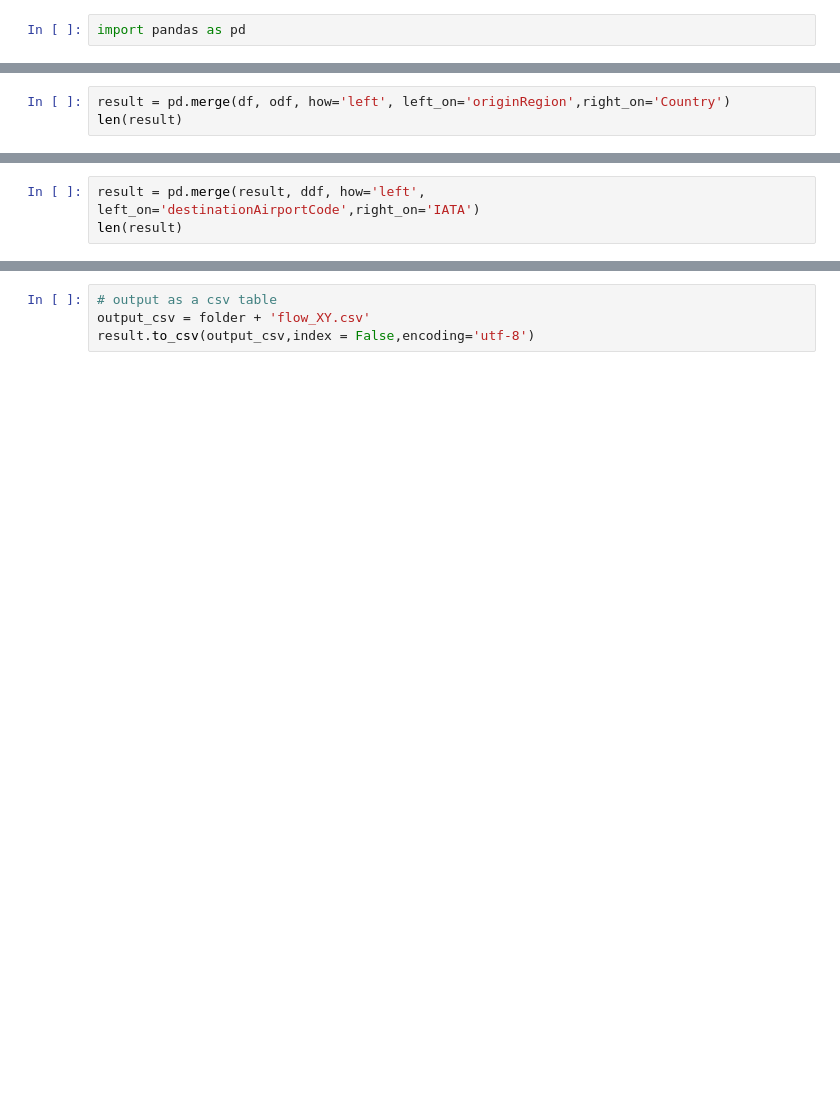
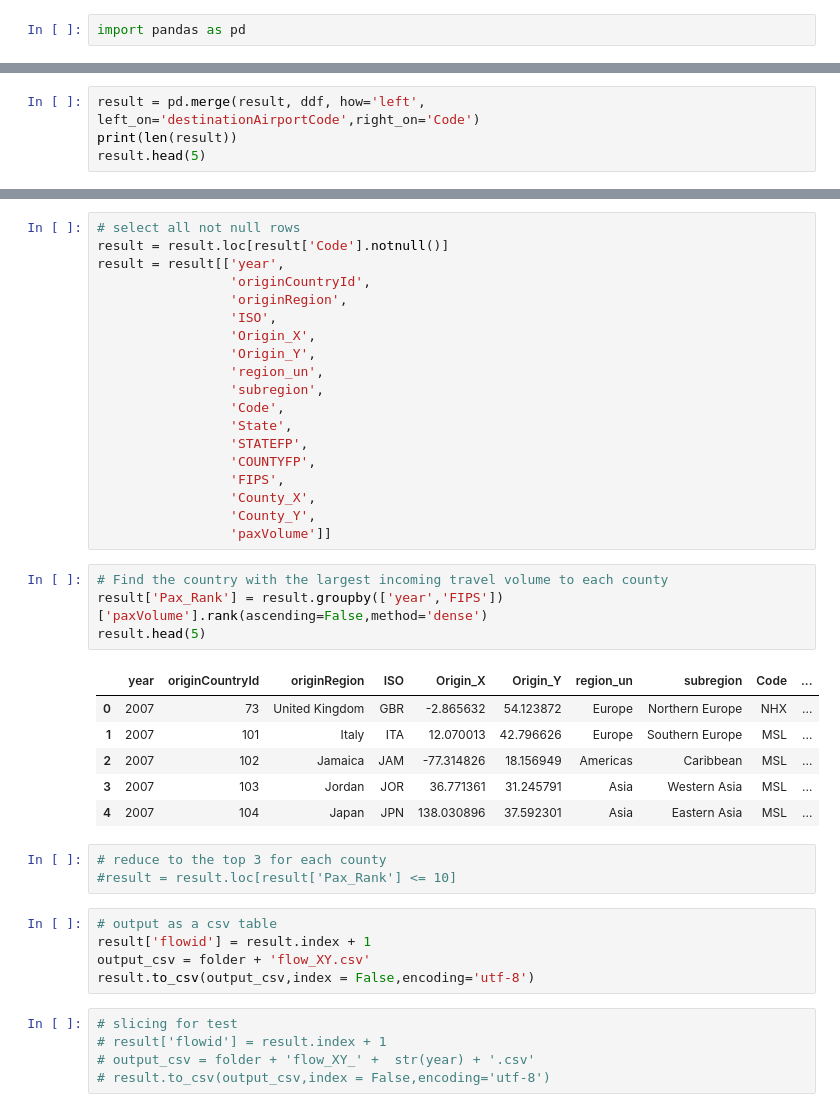
Before and after one commit to enshengdong/measles, a Jupyter notebook: IATA.ipynb, the cells around one changed output, grey strips where cells are left out. Saved outputs shown, nothing was run; the diff lists cells and outputs as text; blank space fills up the shorter version.

```diff
--- a/IATA.ipynb
+++ b/IATA.ipynb
@@ -95,5 +257,6 @@ ddf.head(5)
 # %%
-result = pd.merge(df, odf, how='left', left_on='originRegion',right_on='Country')
-len(result)
+result = pd.merge(result, ddf, how='left', left_on='destinationAirportCode',right_on='Code')
+print(len(result))
+result.head(5)
 # %% [output]
 370975
@@ -100,3 +269,0 @@ len(result)
-# %%
-result = pd.merge(result, ddf, how='left', left_on='destinationAirportCode',right_on='IATA')
-len(result)
@@ -105,4 +282,43 @@ len(result)
+# %%
+# select all not null rows
+result = result.loc[result['Code'].notnull()]
+result = result[['year',
+                 'originCountryId',
+                 'originRegion',
+                 'ISO',
+                 'Origin_X',
+                 'Origin_Y',
+                 'region_un',
+                 'subregion',
+                 'Code',
+                 'State',
+                 'STATEFP',
+                 'COUNTYFP',
+                 'FIPS',
+                 'County_X',
+                 'County_Y',
+                 'paxVolume']]
+# %%
+# Find the country with the largest incoming travel volume to each county
+result['Pax_Rank'] = result.groupby(['year','FIPS'])['paxVolume'].rank(ascending=False,method='dense')
+result.head(5)
+# %% [output]
+|  | year | originCountryId | originRegion | ISO | Origin_X | Origin_Y | region_un | subregion | Code | ... |
+| 0 | 2007 | 73 | United Kingdom | GBR | -2.865632 | 54.123872 | Europe | Northern Europe | NHX | ... |
+| 1 | 2007 | 101 | Italy | ITA | 12.070013 | 42.796626 | Europe | Southern Europe | MSL | ... |
+| 2 | 2007 | 102 | Jamaica | JAM | -77.314826 | 18.156949 | Americas | Caribbean | MSL | ... |
+| 3 | 2007 | 103 | Jordan | JOR | 36.771361 | 31.245791 | Asia | Western Asia | MSL | ... |
+| 4 | 2007 | 104 | Japan | JPN | 138.030896 | 37.592301 | Asia | Eastern Asia | MSL | ... |
+# %%
+# reduce to the top 3 for each county
+#result = result.loc[result['Pax_Rank'] <= 10]
 # %%
 # output as a csv table
+result['flowid'] = result.index + 1
 output_csv = folder + 'flow_XY.csv'
 result.to_csv(output_csv,index = False,encoding='utf-8')
+# %%
+# slicing for test
+# result['flowid'] = result.index + 1
+# output_csv = folder + 'flow_XY_' +  str(year) + '.csv'
+# result.to_csv(output_csv,index = False,encoding='utf-8')
```
Also changed, not shown: parts of 23 cells of this notebook.
